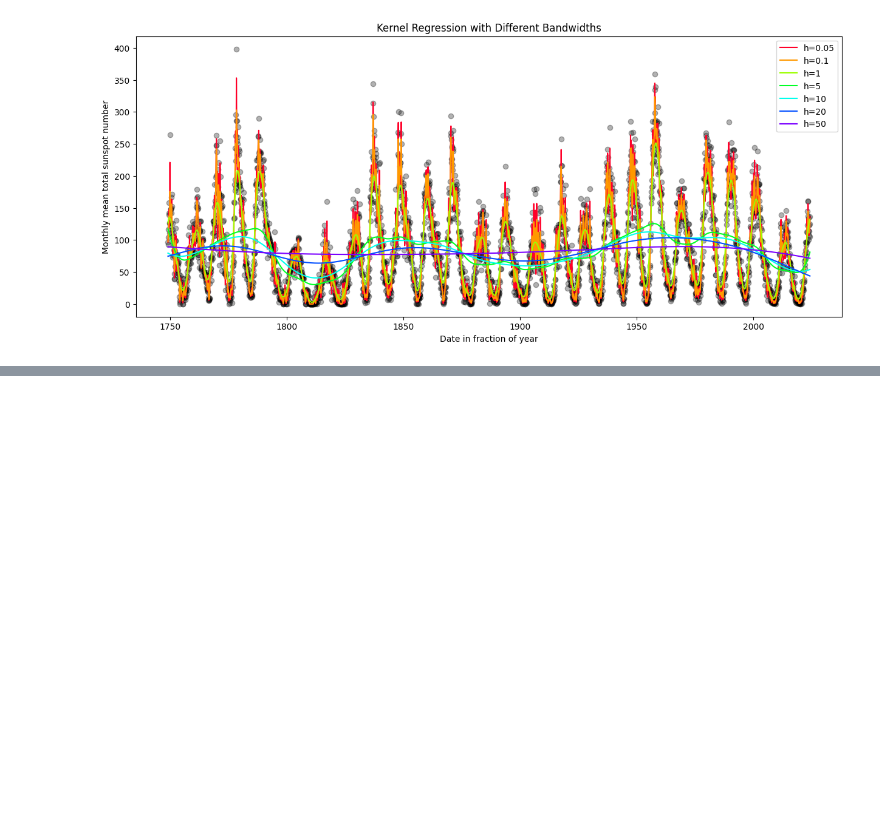
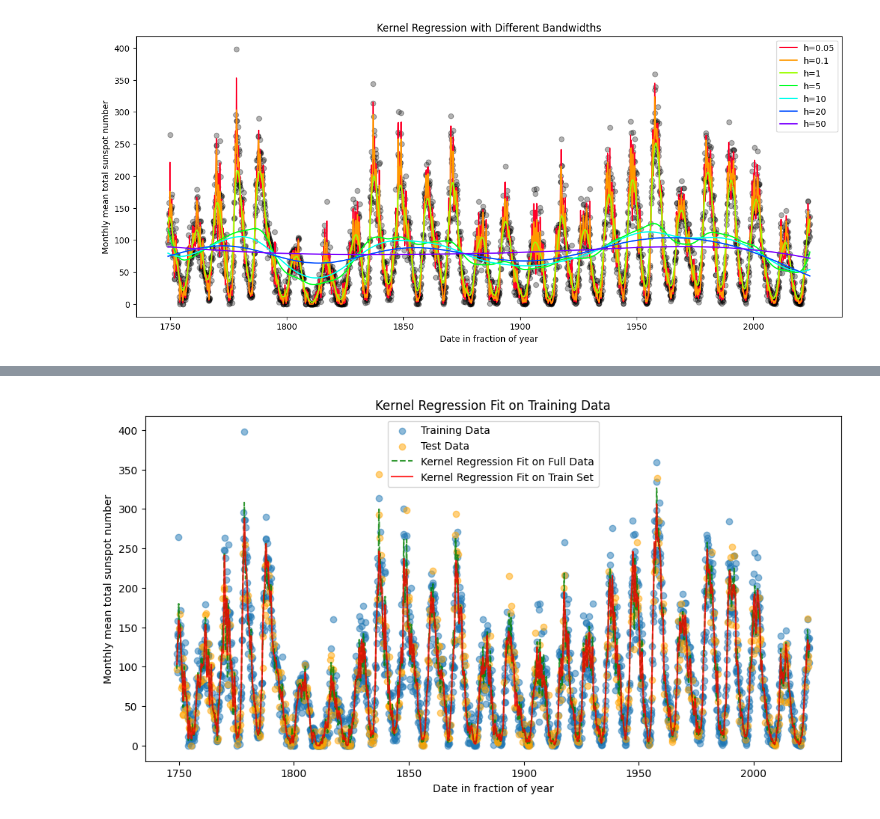
Before and after one commit to srirang-nabar/ssd_project, a Jupyter notebook: kernel_regression.ipynb, the cells around one changed output, grey strips where cells are left out. Saved outputs shown, nothing was run; the diff lists cells and outputs as text; code cells hidden in the pictures; blank space fills up the shorter version.

```diff
--- a/kernel_regression.ipynb
+++ b/kernel_regression.ipynb
@@ -137,0 +154,4 @@ plt.show()
+# %%
+kr_train = KernelReg(endog=y_train, exog=x_train, var_type='c')
+# %%
+mean_train, mfx_train = kr_train.fit()
@@ -137,0 +176,19 @@ plt.show()
+# %%
+# group x_train and mean_train for plotting, and sort by x_train
+
+train_fit = pd.DataFrame({'x_train': x_train.flatten(), 'mean_train': mean_train.flatten()})
+train_fit.sort_values(by='x_train', inplace=True)
+# %%
+plt.figure(figsize=(12, 6))
+plt.scatter(x_train, y_train, alpha=0.5, label='Training Data')
+plt.scatter(x_test, y_test, alpha=0.5, label='Test Data', color='orange')
+plt.plot(x,mean, color='green', alpha=0.8, label='Kernel Regression Fit on Full Data', linestyle='--')
+plt.plot(train_fit['x_train'], train_fit['mean_train'], color='red', alpha=0.8, label='Kernel Regression Fit on Train Set')
+# plt.plot(x,mean, color='green', alpha=0.8, label='Kernel Regression Fit on Full Data')
+plt.xlabel('Date in fraction of year')
+plt.ylabel('Monthly mean total sunspot number')
+plt.title('Kernel Regression Fit on Training Data')
+plt.legend()
+plt.show()
+# %% [output]
+[figure, added]
```
Also changed, not shown: parts of 12 cells of this notebook, 3 other files.
